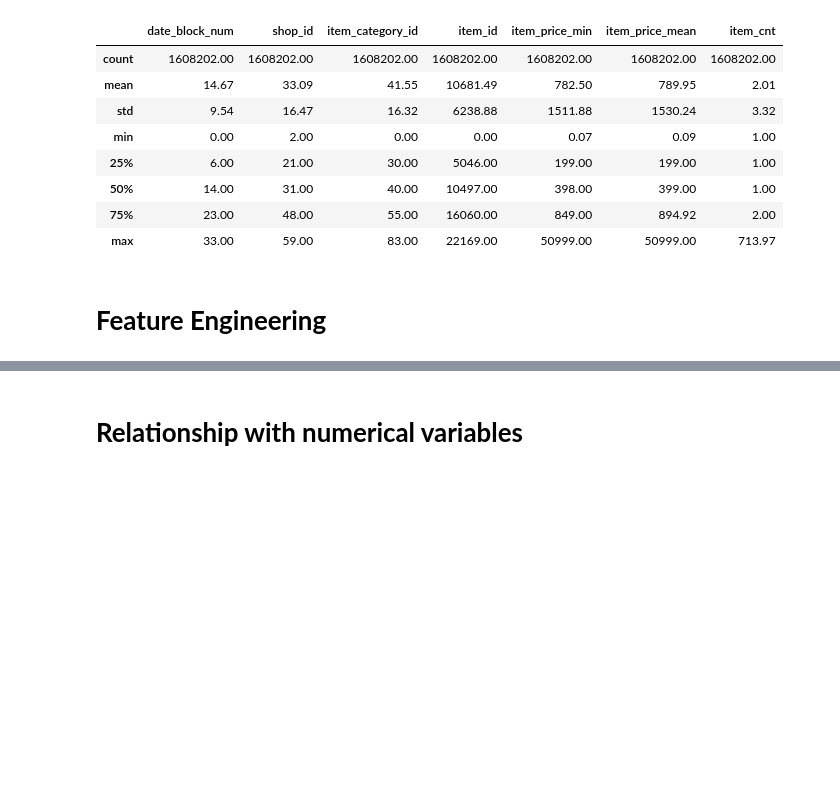
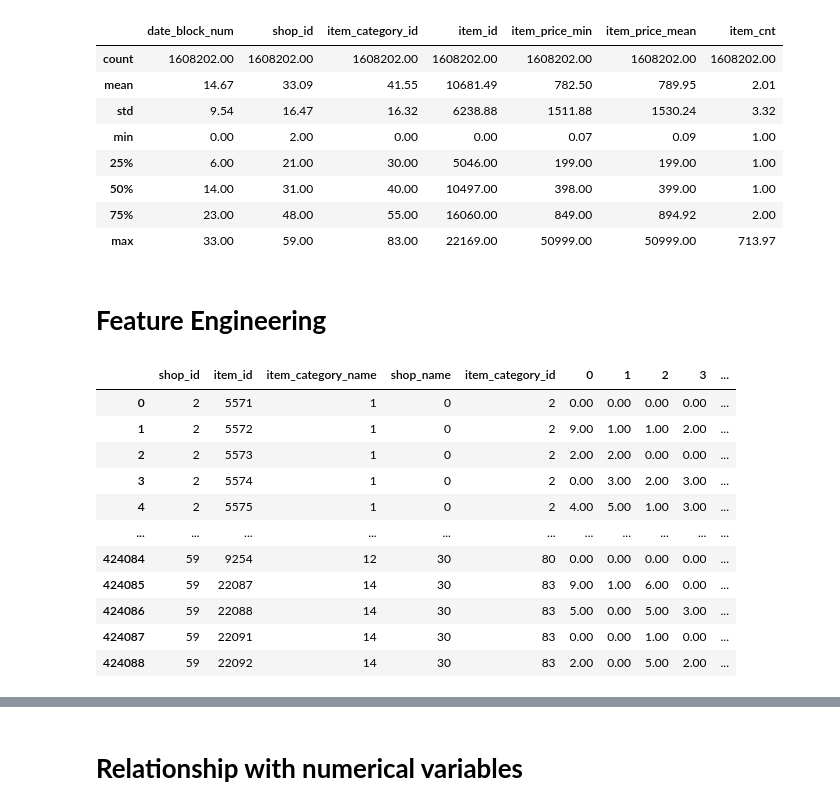
Before and after one commit to HelenKris/DS-project, a Jupyter notebook: notebooks/Practice_1_2_EDA.ipynb, the cells around one changed output, grey strips where cells are left out. Drawn from its saved outputs; the diff is of its cells as text; code cells hidden in the pictures; blank space fills up the shorter version.

```diff
--- a/notebooks/Practice_1_2_EDA.ipynb
+++ b/notebooks/Practice_1_2_EDA.ipynb
@@ -276,30 +297,59 @@ class FeatureEngineering:
         self.end_block_num  = end_block_num
 
     def feature_engineering(self, data):
+        data1 = data.copy()
+
         data = data.sort_values('date').groupby(['date_block_num', 'shop_id', 'item_category_id', 'item_id','item_category_name',
-       'shop_name'], as_index=False).agg({'item_price':['min','mean'], 'item_cnt_day':['sum']})
+        'shop_name'], as_index=False).agg({'item_cnt_day':['sum']})
         data.columns = ['date_block_num', 'shop_id', 'item_category_id', 'item_id','item_category_name',
-       'shop_name','item_price_min','item_price_mean','item_cnt']
+        'shop_name','item_cnt']
 
         # Clip the outlines
-        data['item_cnt'] = data.groupby('item_category_name')['item_cnt'].transform(lambda x: x.clip(x.quantile(0.01), x.quantile(0.99)))
+        # data['item_cnt'] = data.groupby('item_category_name')['item_cnt'].transform(lambda x: x.clip(x.quantile(0.01), x.quantile(0.99)))
+
+
+        # Попробуем просто урезать данные до 20
+        data['item_cnt'] = data['item_cnt'].clip(0, 20)
 
         df_pivot = data.pivot_table(
             index = ['shop_id', 'item_category_id', 'item_id','item_category_name',
-        'shop_name','item_price_min', 'item_price_mean'],
+        'shop_name'],
             columns = 'date_block_num',
             values = 'item_cnt',
             aggfunc='sum').fillna(0.0)
         df_pivot = df_pivot.reset_index()
 
+        str_columns = [col for col in df_pivot.columns if isinstance(col, str)]
+        int_columns = [col for col in df_pivot.columns if isinstance(col, int)]
+        # Группируем по колонкам с типом str и агрегируем сумму по колонкам с типом int
+        df_pivot = df_pivot.groupby(str_columns)[int_columns].sum().reset_index()
         # Select columns with a given range
         selected_cols = df_pivot.loc[:, self.start_block_num : self.end_block_num]
-
         # Create a new item average column
         selected_cols['mean_item_cnt'] = selected_cols.mean(axis=1)
+        # return pd.DataFrame(selected_cols)
+        data = pd.concat([df_pivot[['shop_id','item_id','item_category_name','shop_name', 'item_category_id']], selected_cols], axis=1)
 
-        # return pd.DataFrame(selected_cols)
-        data = pd.concat([df_pivot[['shop_id','item_id','item_category_name','shop_name', 'item_category_id', 'item_price_min', 'item_price_mean']], selected_cols], axis=1)
+        # # Получение таблицы динамики цены
+        data1 = data1.sort_values('date').groupby(['date_block_num', 'shop_id', 'item_category_id', 'item_id','item_category_name',
+        'shop_name'], as_index=False).agg({'item_price':['mean'], 'item_cnt_day':['sum']})
+        data1.columns = ['date_block_num', 'shop_id', 'item_category_id', 'item_id','item_category_name',
+        'shop_name','item_price','item_cnt']
+
+        df_pivot1 = data1.pivot_table(
+            index = ['shop_id', 'item_category_id', 'item_id','item_category_name',
+        'shop_name','item_cnt'],
+            columns = 'date_block_num',
+            values = 'item_price',
+            aggfunc='mean').fillna(0.0)
+        df_pivot1 = df_pivot1.reset_index()
+        data1 = df_pivot1.groupby(str_columns)[int_columns].sum().reset_index()
+
+        data1 = data1.loc[:, self.start_block_num : self.end_block_num]
+        rename_dict = {col: f'Price {i+1}' for i, col in enumerate([col for col in data1.columns][::-1])}
+        data1.rename(columns=rename_dict, inplace=True)
+
+        data = pd.concat([data, data1], axis=1)
 
         # Generating features from the text string of the category name and store name
         data['item_category_name'] = data['item_category_name'].apply(lambda name: re.sub(r'[^\w\s]', '', str(name).split()[0]).strip())
@@ -308,8 +358,4 @@ class FeatureEngineering:
         label_encoder = LabelEncoder()
         data['shop_name'] = label_encoder.fit_transform(data['shop_name'])
         data['item_category_name']  = label_encoder.fit_transform(data['item_category_name'])
-
-        # Create 'price_change' column based on conditions
-        data['price_change'] = (data['item_price_mean'] > data['item_price_min']).astype(int)
-        data = data.drop(labels = ['item_price_min','item_price_mean'],axis=1)
 
@@ -317,23 +363,51 @@ class FeatureEngineering:
         # List of columns with names in int format
         num_col_names = [col for col in data.columns if isinstance(col, int)]
         # Grouping by shop_id and item_id, calculating the average
         group_means_shop_item = data.groupby(['shop_id', 'item_id'])[num_col_names].mean().mean(axis=1).reset_index(name='shop_item_cnt_mean')
         # Grouping by shop_id and item_category_id, calculating the average
         group_means_shop_item_category = data.groupby(['shop_id', 'item_category_name'])[num_col_names].mean().mean(axis=1).reset_index(name='shop_item_category_id_cnt_mean')
         # Grouping by shop_name and item_id, calculating the average
         group_means_sity_item_id = data.groupby(['shop_name', 'item_id'])[num_col_names].mean().mean(axis=1).reset_index(name='sity_item_id_cnt_mean')
+
+        # Grouping by shop_name and item_id, calculating the average NEW
+        group_means_shop_item_categor = data.groupby(['shop_id', 'item_category_name'])[num_col_names].mean().mean(axis=1).reset_index(name='shop_item_category_cnt_mean')
+        group_means_sity_category_id_cnt_mean = data.groupby(['shop_name', 'item_category_id'])[num_col_names].mean().mean(axis=1).reset_index(name='sity_category_id_cnt_mean')
+        group_means_sity_item_category = data.groupby(['shop_name', 'item_category_name'])[num_col_names].mean().mean(axis=1).reset_index(name='sity_item_category')
+
         # Merging with the original dataframe to add new columns
         data = data.merge(group_means_shop_item, on=['shop_id', 'item_id'], how='left')
         data = data.merge(group_means_shop_item_category, on=['shop_id', 'item_category_name'], how='left')
         data = data.merge(group_means_sity_item_id, on=['shop_name', 'item_id'], how='left')
+        # NEW
+        data = data.merge(group_means_shop_item_categor, on=['shop_id', 'item_category_name'], how='left')
+        data = data.merge(group_means_sity_category_id_cnt_mean, on=['shop_name', 'item_category_id'], how='left')
+        data = data.merge(group_means_sity_item_category, on=['shop_name', 'item_category_name'], how='left')
+
+        # Находим колонку с максимальным индексом
+        y_col_name = max([col for col in data.columns if isinstance(col, int)])
+
+        data['year'] = (y_col_name//12) + 2013
+        data['season'] = y_col_name % 4
+        data['month'] = y_col_name % 12
 
         return data
 
 train_data = merged_data.copy()
 # Создаем экземпляр класса DataProcessor
 processor = FeatureEngineering(start_block_num=0,end_block_num=33)
 
 train_data = processor.feature_engineering(train_data)
-train_data.shape
-# (721361, 44)
+train_data
 # %% [output]
+|  | shop_id | item_id | item_category_name | shop_name | item_category_id | 0 | 1 | 2 | 3 | ... |
+| 0 | 2 | 5571 | 1 | 0 | 2 | 0.00 | 0.00 | 0.00 | 0.00 | ... |
+| 1 | 2 | 5572 | 1 | 0 | 2 | 9.00 | 1.00 | 1.00 | 2.00 | ... |
+| 2 | 2 | 5573 | 1 | 0 | 2 | 2.00 | 2.00 | 0.00 | 0.00 | ... |
+| 3 | 2 | 5574 | 1 | 0 | 2 | 0.00 | 3.00 | 2.00 | 3.00 | ... |
+| 4 | 2 | 5575 | 1 | 0 | 2 | 4.00 | 5.00 | 1.00 | 3.00 | ... |
+| ... | ... | ... | ... | ... | ... | ... | ... | ... | ... | ... |
+| 424084 | 59 | 9254 | 12 | 30 | 80 | 0.00 | 0.00 | 0.00 | 0.00 | ... |
+| 424085 | 59 | 22087 | 14 | 30 | 83 | 9.00 | 1.00 | 6.00 | 0.00 | ... |
+| 424086 | 59 | 22088 | 14 | 30 | 83 | 5.00 | 0.00 | 5.00 | 3.00 | ... |
+| 424087 | 59 | 22091 | 14 | 30 | 83 | 0.00 | 0.00 | 1.00 | 0.00 | ... |
+| 424088 | 59 | 22092 | 14 | 30 | 83 | 2.00 | 0.00 | 5.00 | 2.00 | ... |
```
Also changed, not shown: parts of 30 cells of this notebook.
